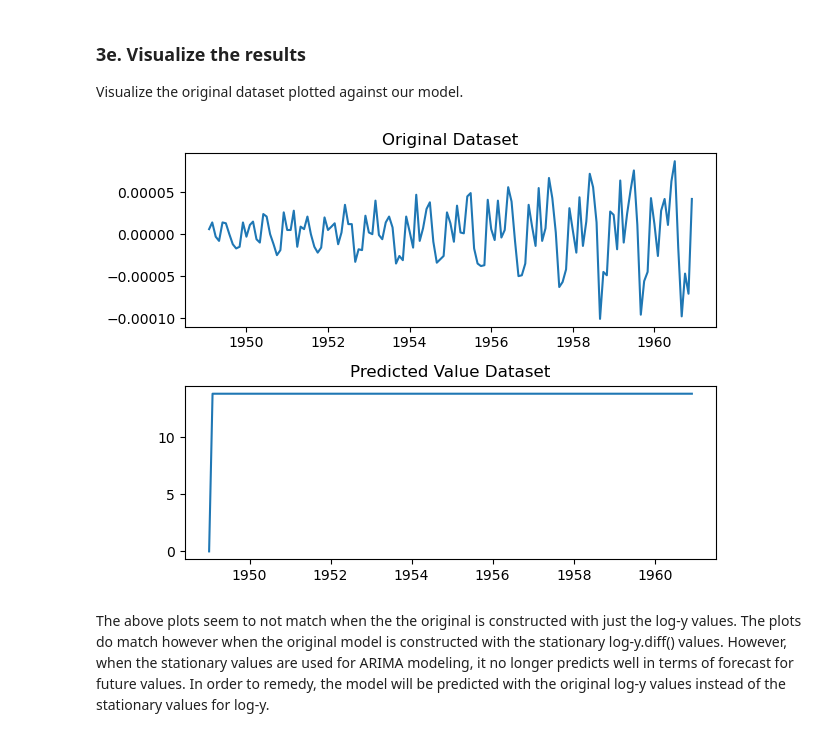
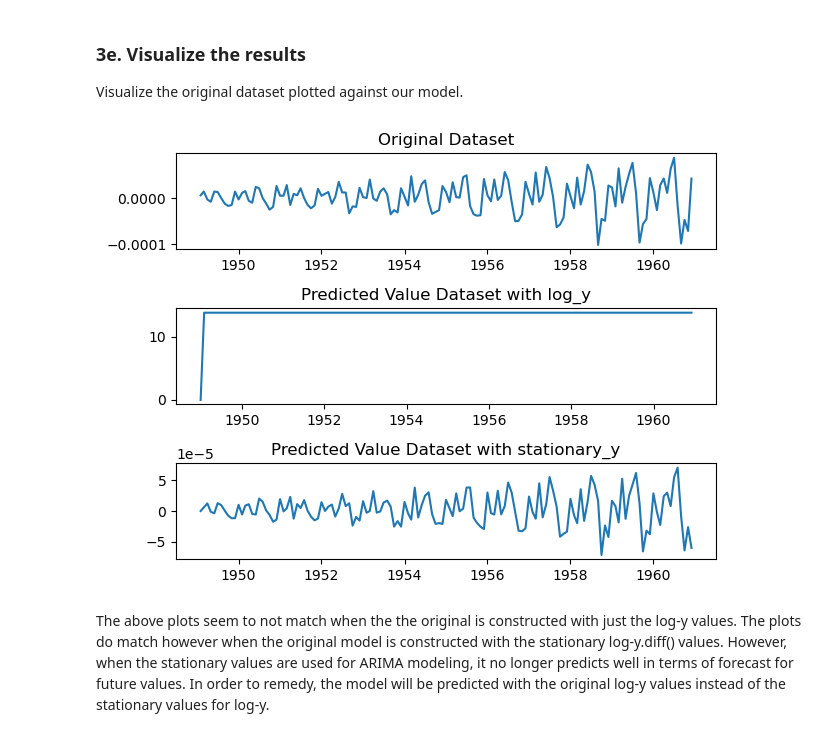
Before and after one commit to tpoozhikala/Springboard, a Jupyter notebook: Cowboys_Cigrettes_Case_Study/Cowboy_Cigarettes_Case_Study_-_Tier_3.ipynb, the cells around one changed output. Drawn from its saved outputs; the diff is of its cells as text; code cells hidden in the pictures.

Commit message:
Added plot to show how the plots differ with each other given whichever values used in the ARIMA modeling

```diff
--- a/Cowboys_Cigrettes_Case_Study/Cowboy_Cigarettes_Case_Study_-_Tier_3.ipynb
+++ b/Cowboys_Cigrettes_Case_Study/Cowboy_Cigarettes_Case_Study_-_Tier_3.ipynb
@@ -388,9 +388,14 @@ evaluate_arima(log_y, p, d, q)
 # %% [markdown]
 So the best p,d, q, parameters for our ARIMA model are 2, 1, 1 respectively. Now we know this, we can build the model.
 # %%
+#Using log_y for the ARIMA Model
 mod_best = ARIMA(log_y, order=(2,1,1))
 res_best = mod_best.fit()
 forecast_best = res_best.forecast(24)
+
+#Using stationary y for the ARIMA Model
+mod_stationary = ARIMA(station_y, order=(2,1,1))
+res_stationary = mod_stationary.fit()
 # %% [markdown]
 We can take a look at a summary of the model this library has built around our data.
 # %%
@@ -421,15 +426,17 @@ Warnings:
 
 Visualize the original dataset plotted against our model.
 # %%
-fig, ax = plt.subplots(2)
+fig, ax = plt.subplots(3)
 ax[0].plot(log_y.diff())
 ax[0].set_title("Original Dataset")
 ax[1].plot(res_best.predict())
-ax[1].set_title("Predicted Value Dataset")
+ax[1].set_title("Predicted Value Dataset with log_y")
+ax[2].plot(res_stationary.predict())
+ax[2].set_title("Predicted Value Dataset with stationary_y")
 plt.tight_layout()
 plt.show()
 # %% [output]
-[figure, old version]
+[figure, new version]
 # %% [markdown]
 The above plots seem to not match when the the original is constructed with just the log-y values. The plots do match however when the original model is constructed with the stationary log-y.diff() values. However, when the stationary values are used for ARIMA modeling, it no longer predicts well in terms of forecast for future values. In order to remedy, the model will be predicted with the original log-y values instead of the stationary values for log-y.
 # %% [markdown]
```
Also changed, not shown: parts of 1 cell of this notebook.
